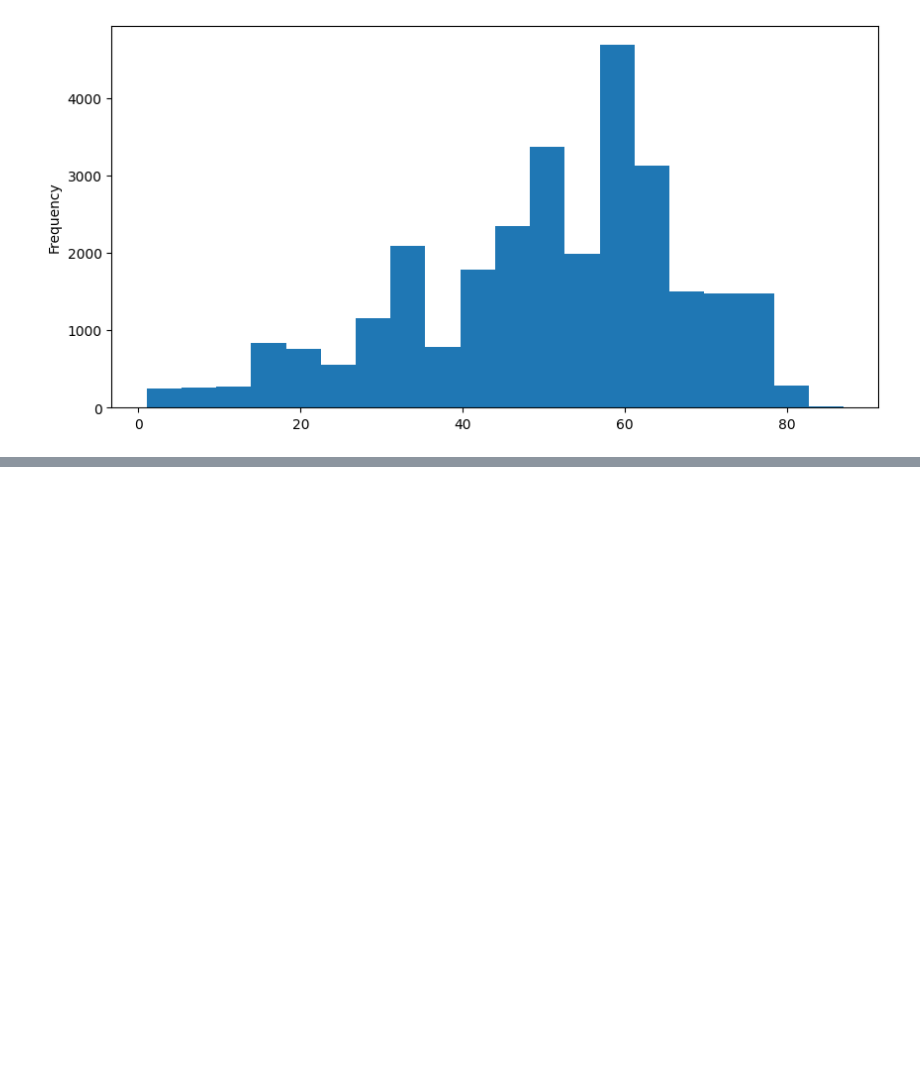
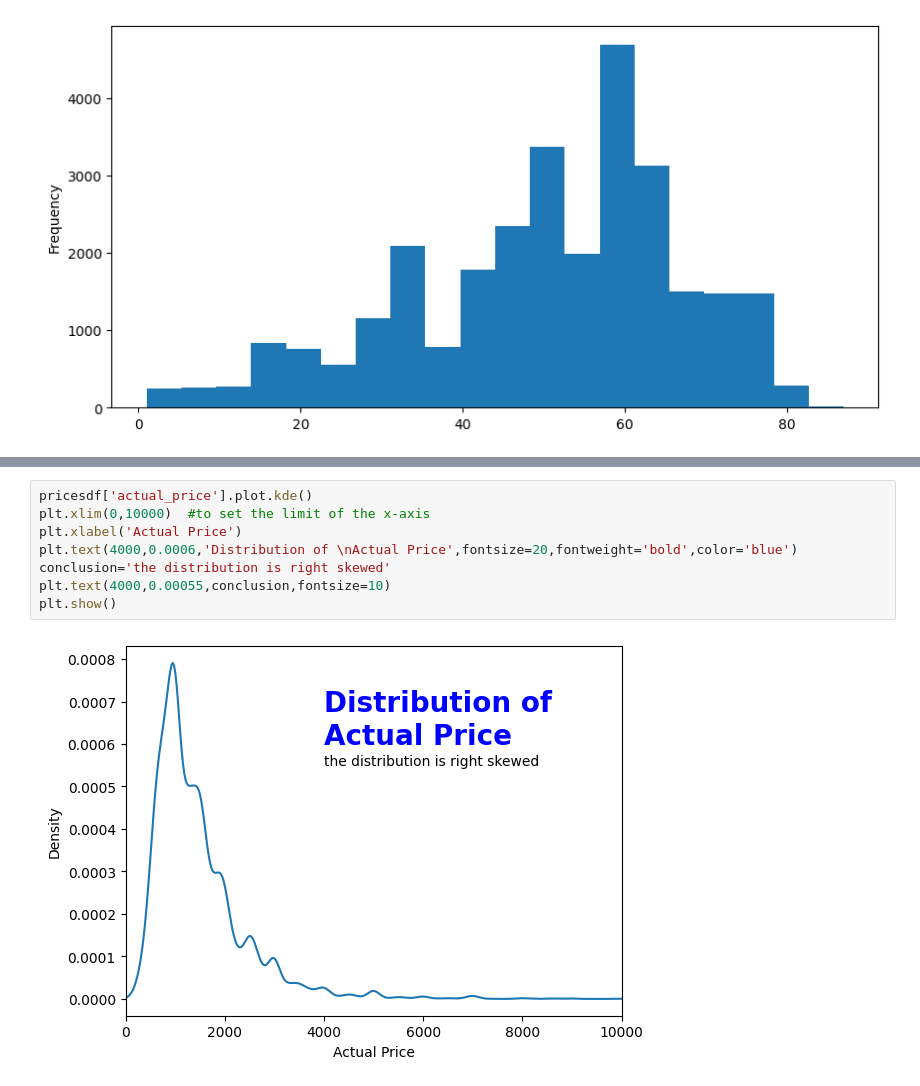
Before and after one commit to AshMaza/python_digipodium, a Jupyter notebook: analysis_2.ipynb, the cells around one changed output, grey strips where cells are left out. Drawn from its saved outputs; the diff is of its cells as text; blank space fills up the shorter version.

```diff
--- a/analysis_2.ipynb
+++ b/analysis_2.ipynb
@@ -600 +600,11 @@ pricesdf.head(30).style.background_gradient()
 | 14985 | Checkered Single Breasted Festive... | 8599.000000 | 58.000000 | nan | 3599.000000 |
+# %%
+pricesdf['actual_price'].plot.kde()
+plt.xlim(0,10000)  #to set the limit of the x-axis
+plt.xlabel('Actual Price')
+plt.text(4000,0.0006,'Distribution of \nActual Price',fontsize=20,fontweight='bold',color='blue')
+conclusion='the distribution is right skewed'
+plt.text(4000,0.00055,conclusion,fontsize=10)
+plt.show()
+# %% [output]
+[figure, added]
```
Also changed, not shown: parts of 13 cells of this notebook, 2 other files.
